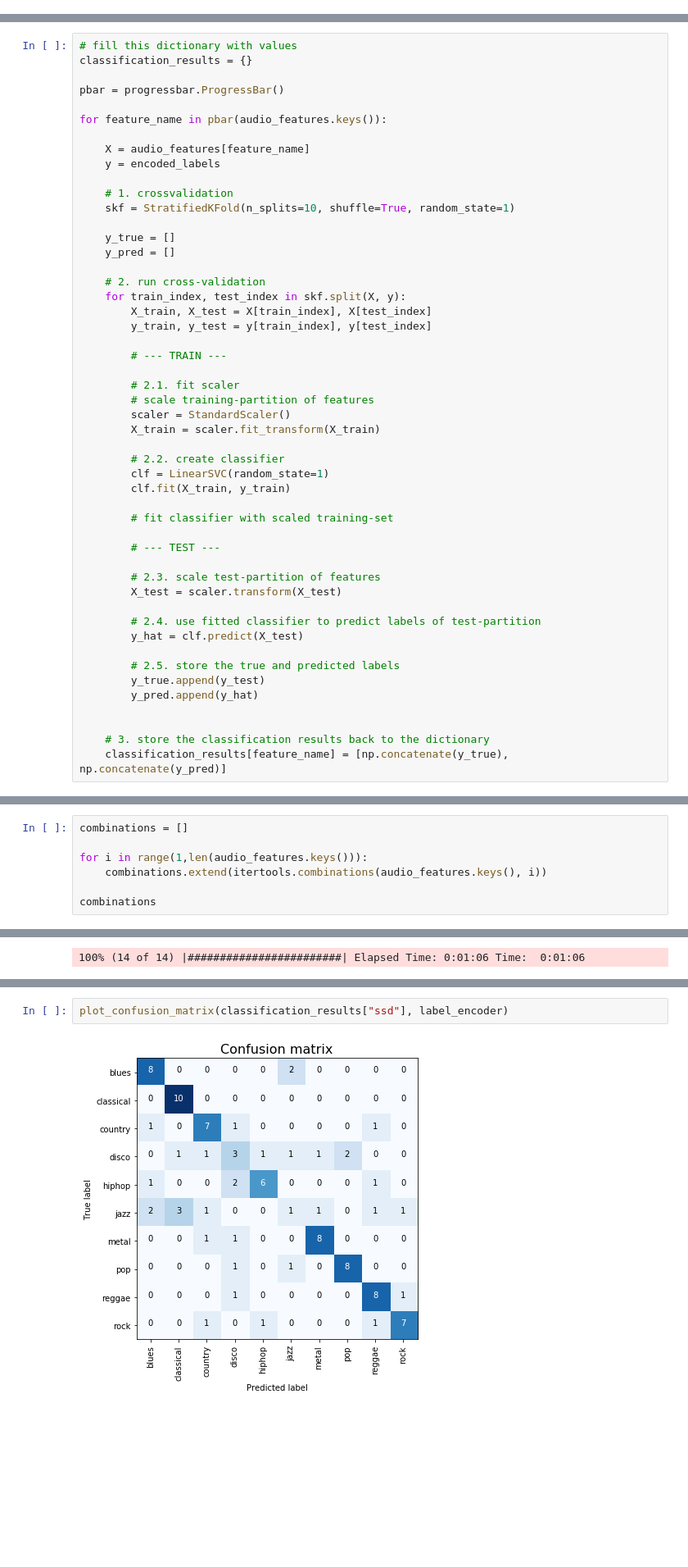
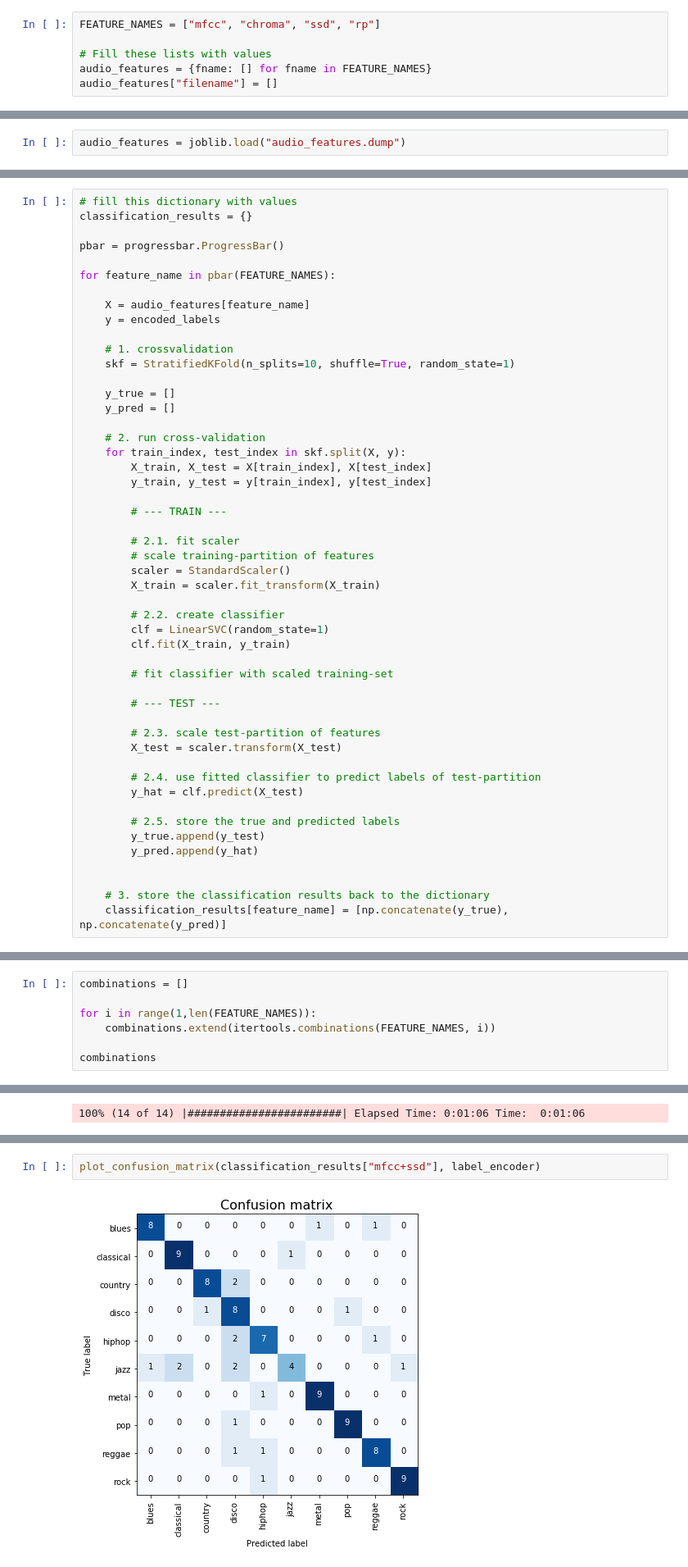
Before and after one commit to MGabr/air_assign2_musicir, a Jupyter notebook: air_assign2_mir.ipynb, the cells around one changed output, grey strips where cells are left out. Shown: that part at 82% size. Saved outputs shown, nothing was run; the diff lists cells and outputs as text; blank space fills up the shorter version.

```diff
--- a/air_assign2_mir.ipynb
+++ b/air_assign2_mir.ipynb
@@ -103,4 +108,10 @@ You will use the common music features are descriptors for timbre \cite{logan200
 
 
 The feature extraction will take about 30 minutes
+# %%
+FEATURE_NAMES = ["mfcc", "chroma", "ssd", "rp"]
+
+# Fill these lists with values
+audio_features = {fname: [] for fname in FEATURE_NAMES}
+audio_features["filename"] = []
 # %%
@@ -161,3 +170,5 @@ for key, value_list in audio_features.items():
+# %%
+audio_features = joblib.load("audio_features.dump")
 # %% [markdown]
 # Music Classification
 
@@ -199,7 +210,7 @@ classification_results = {}
 
 pbar = progressbar.ProgressBar()
 
-for feature_name in pbar(audio_features.keys()):
+for feature_name in pbar(FEATURE_NAMES):
 
     X = audio_features[feature_name]
     y = encoded_labels
@@ -268,8 +279,8 @@ For this exercise, extend the previously developed classification approach by a
 # %%
 combinations = []
 
-for i in range(1,len(audio_features.keys())):
-    combinations.extend(itertools.combinations(audio_features.keys(), i))
+for i in range(1,len(FEATURE_NAMES)):
+    combinations.extend(itertools.combinations(FEATURE_NAMES, i))
 
 combinations
 # %% [output]
@@ -378,9 +389,9 @@ show_classification_results(classification_results)
 | rp | 0.51 | 0.497903 | 0.51 | 0.491231 |
 | chroma | 0.30 | 0.281473 | 0.30 | 0.283795 |
 # %%
-plot_confusion_matrix(classification_results["ssd"], label_encoder)
+plot_confusion_matrix(classification_results["mfcc+ssd"], label_encoder)
 # %% [output]
-[figure, old version]
+[figure, new version]
 # %% [markdown]
 ### Conclusions
 
```
Also changed, not shown: parts of 6 cells of this notebook, 1 other file.
